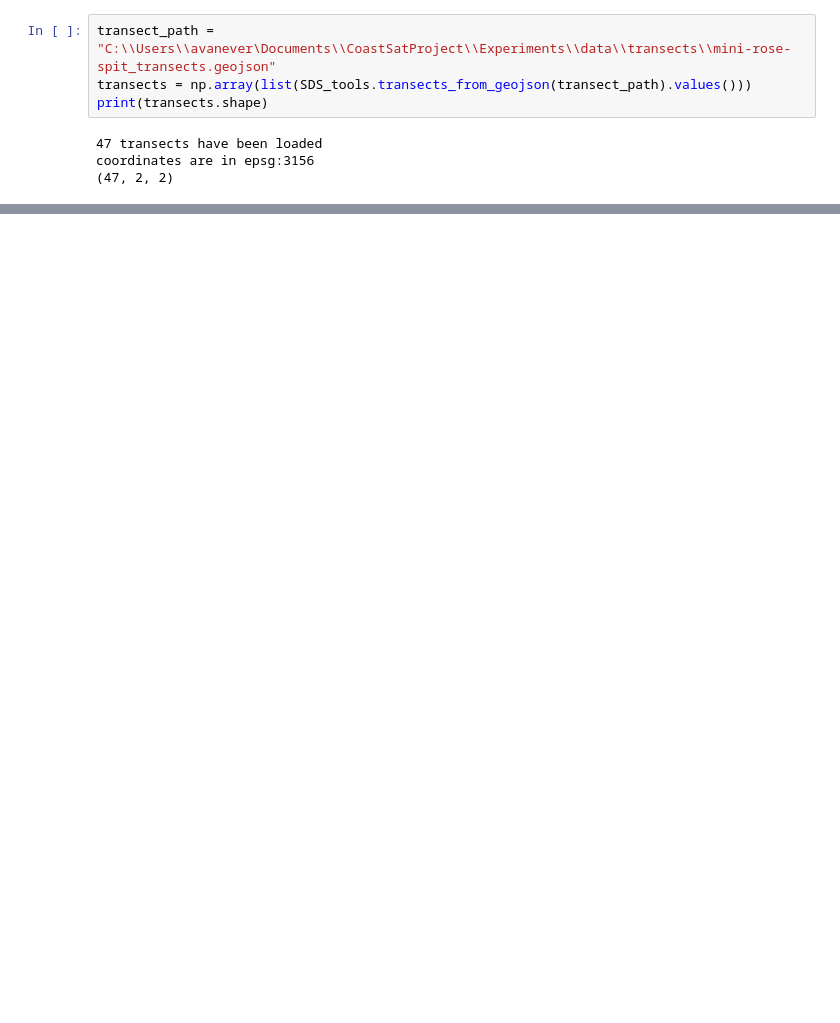
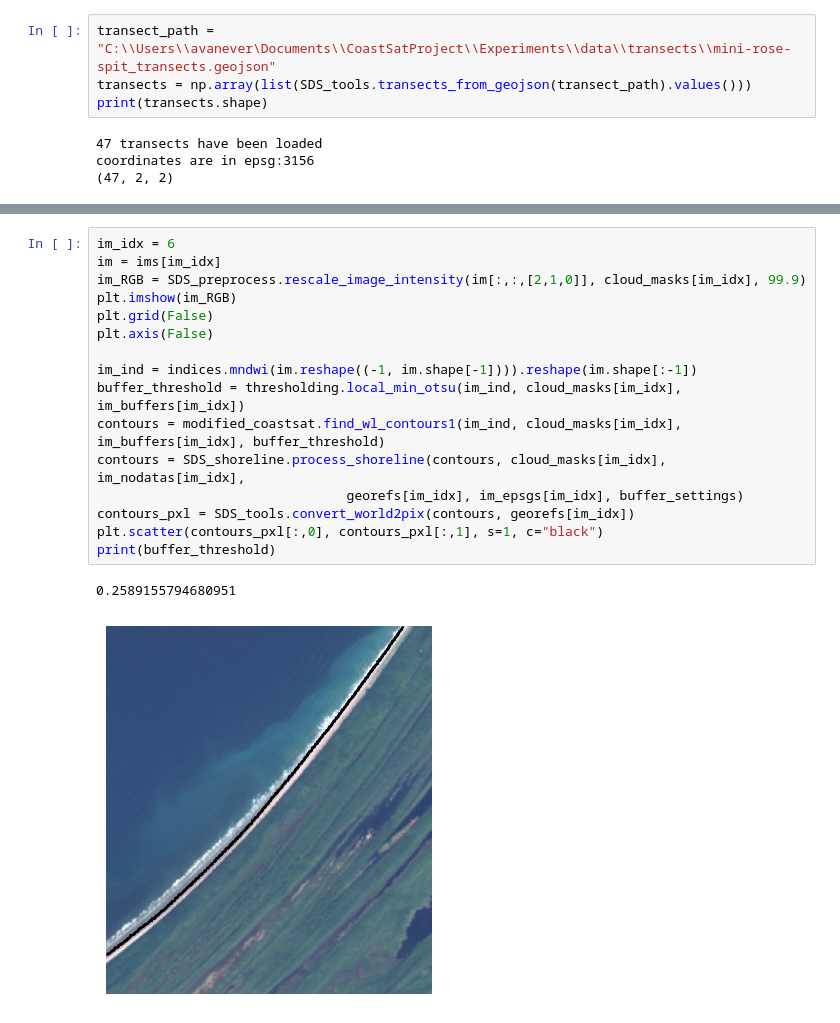
Before and after one commit to AriveIT/CoastSatCLI, a Jupyter notebook: experiments/local_sl_extraction.ipynb, the cells around one changed output, grey strips where cells are left out. Drawn from its saved outputs; the diff is of its cells as text; blank space fills up the shorter version.

```diff
--- a/experiments/local_sl_extraction.ipynb
+++ b/experiments/local_sl_extraction.ipynb
@@ -138,4 +140,23 @@ def get_collider_mask(collider_pix, im_shape):
     mask = path.contains_points(points)
     mask = mask.reshape((ny,nx))
     return mask
+# %%
+im_idx = 6
+im = ims[im_idx]
+im_RGB = SDS_preprocess.rescale_image_intensity(im[:,:,[2,1,0]], cloud_masks[im_idx], 99.9)
+plt.imshow(im_RGB)
+plt.grid(False)
+plt.axis(False)
+
+im_ind = indices.mndwi(im.reshape((-1, im.shape[-1]))).reshape(im.shape[:-1])
+buffer_threshold = thresholding.local_min_otsu(im_ind, cloud_masks[im_idx], im_buffers[im_idx])
+contours = modified_coastsat.find_wl_contours1(im_ind, cloud_masks[im_idx], im_buffers[im_idx], buffer_threshold)
+contours = SDS_shoreline.process_shoreline(contours, cloud_masks[im_idx], im_nodatas[im_idx],
+                                georefs[im_idx], im_epsgs[im_idx], buffer_settings)
+contours_pxl = SDS_tools.convert_world2pix(contours, georefs[im_idx])
+plt.scatter(contours_pxl[:,0], contours_pxl[:,1], s=1, c="black")
+print(buffer_threshold)
+# %% [output]
+0.2589155794680951
+[figure, added]
 # %%
```
Also changed, not shown: parts of 6 cells of this notebook, 6 other files.
